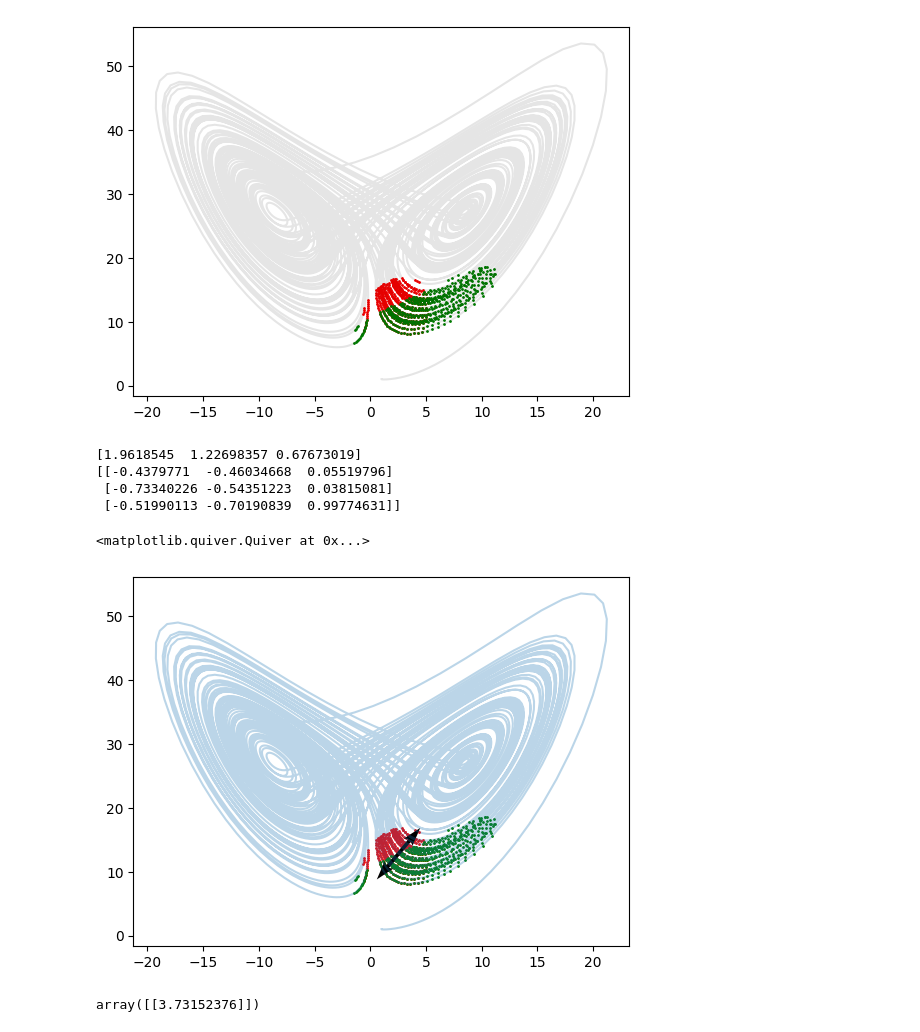
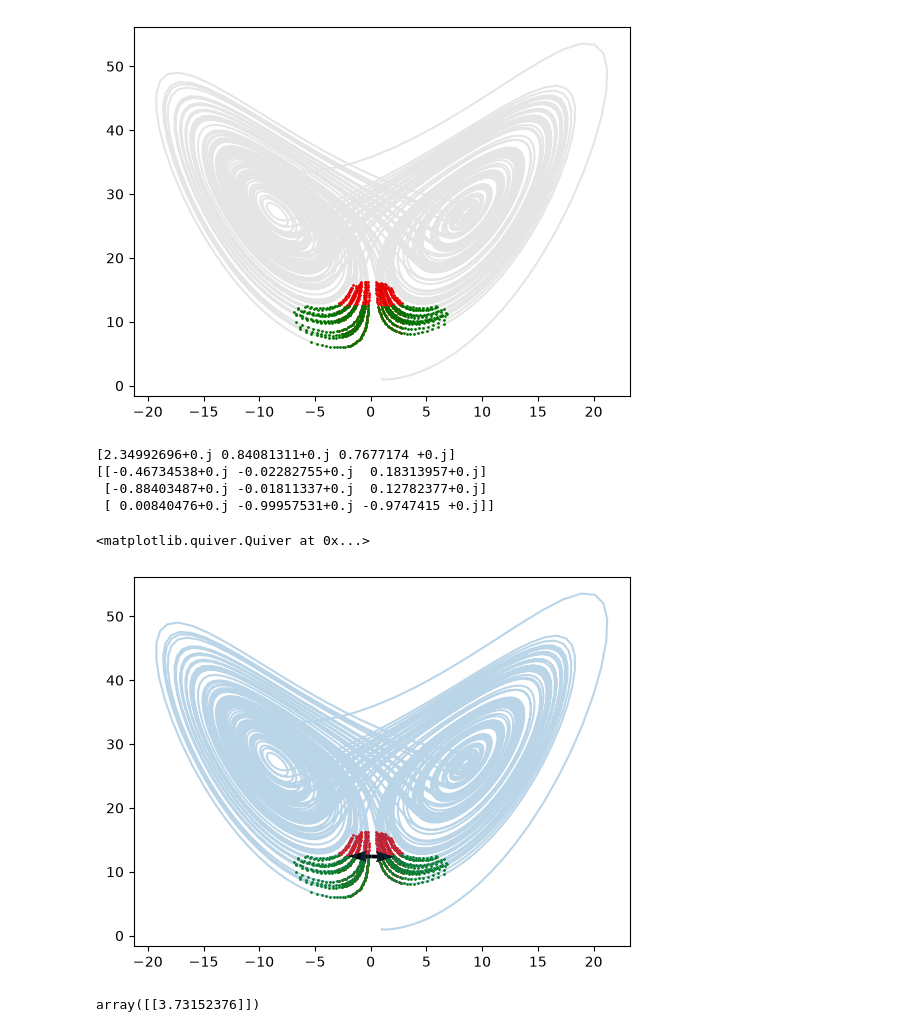
Before and after one commit to kuiper2000/chaos_and_predictability, a Jupyter notebook: _sources/week8/Non-modal_Lorenz.ipynb, the cells around one changed output. Cells and saved outputs as stored; diff of their text form; code cells hidden in the pictures.

```diff
--- a/_sources/week8/Non-modal_Lorenz.ipynb
+++ b/_sources/week8/Non-modal_Lorenz.ipynb
@@ -58,5 +58,5 @@ plt.savefig("Butterfly1.png", dpi=300, bbox_inches='tight', transparent=True)
 # %%
-x_red    = 10
+x_red    = 0
 z_ref    = 10
 distance = (lorenz_x - x_red)**2+(lorenz_z - z_ref)**2+(lorenz_y-0)**2
 posi     = np.array(np.where(distance<np.percentile((lorenz_x - x_red)**2+(lorenz_z - z_ref)**2+(lorenz_y-0)**2,5)))
@@ -70,30 +70,31 @@ plt.scatter(cord_t0[0,:],cord_t0[2,:],color='red',s=1)
 plt.scatter(cord_t1[0,:],cord_t1[2,:],color='green',s=1)
 plt.savefig("Butterfly2.png", dpi=300, bbox_inches='tight', transparent=True)
 # %% [output]
-[figure, old version]
+[figure, new version]
 # %%
 G   = cord_t1.dot(cord_t0.T).dot(np.linalg.inv(cord_t0.dot(cord_t0.T)))
 v,m = np.linalg.eig(G)
 idx = v.argsort()[::-1]
 v   = v[idx]
 m   = m[:,idx]
 
 print(v)
 print(m)
 plt.figure()
 plt.plot(lorenz_x,lorenz_z,alpha=0.3)
 plt.scatter(cord_t0[0,:],cord_t0[2,:],color='red',s=1)
 plt.scatter(cord_t1[0,:],cord_t1[2,:],color='green',s=1)
 
-plt.quiver(cord_t0[0,:].mean(),cord_t0[2,:].mean(), m[0,0], m[2,0], scale=10)
-plt.quiver(cord_t0[0,:].mean(),cord_t0[2,:].mean(), -m[0,0], -m[2,0], scale=10)
+mode = 0
+plt.quiver(cord_t0[0,:].mean(),cord_t0[2,:].mean(), m[0,mode], m[2,mode], scale=10)
+plt.quiver(cord_t0[0,:].mean(),cord_t0[2,:].mean(), -m[0,mode], -m[2,mode], scale=10)
 # %% [output]
-[1.9618545  1.22698357 0.67673019]
-[[-0.4379771  -0.46034668  0.05519796]
- [-0.73340226 -0.54351223  0.03815081]
- [-0.51990113 -0.70190839  0.99774631]]
+[2.34992696+0.j 0.84081311+0.j 0.7677174 +0.j]
+[[-0.46734538+0.j -0.02282755+0.j  0.18313957+0.j]
+ [-0.88403487+0.j -0.01811337+0.j  0.12782377+0.j]
+ [ 0.00840476+0.j -0.99957531+0.j -0.9747415 +0.j]]
 <matplotlib.quiver.Quiver at 0x...>
-[figure, old version]
+[figure, new version]
 # %%
 m_tmp   = m[:,0].reshape([3,1])
 final_m = G.dot(m_tmp)
```
Also changed, not shown: parts of 1 cell of this notebook, 24 other files.
